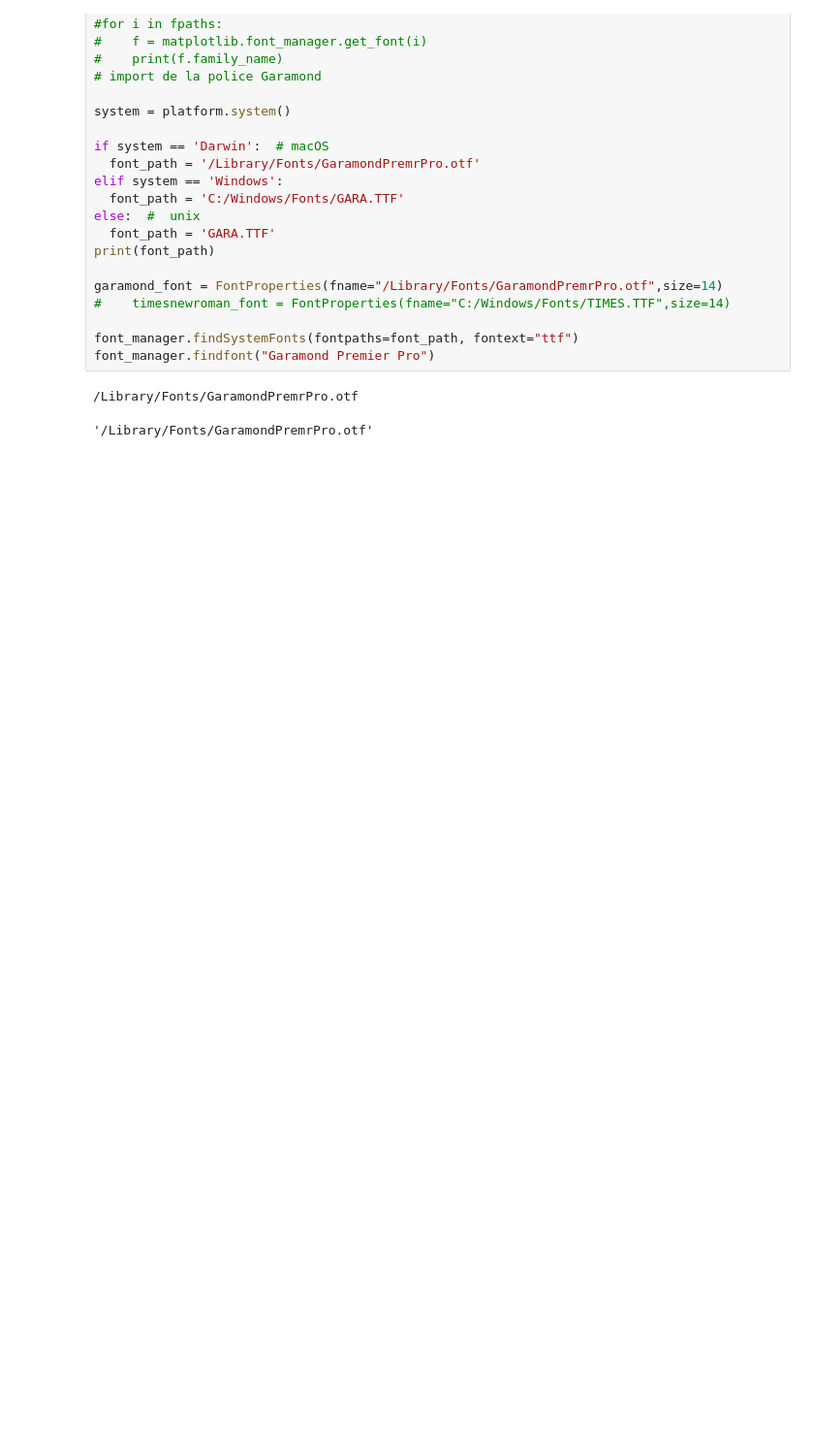
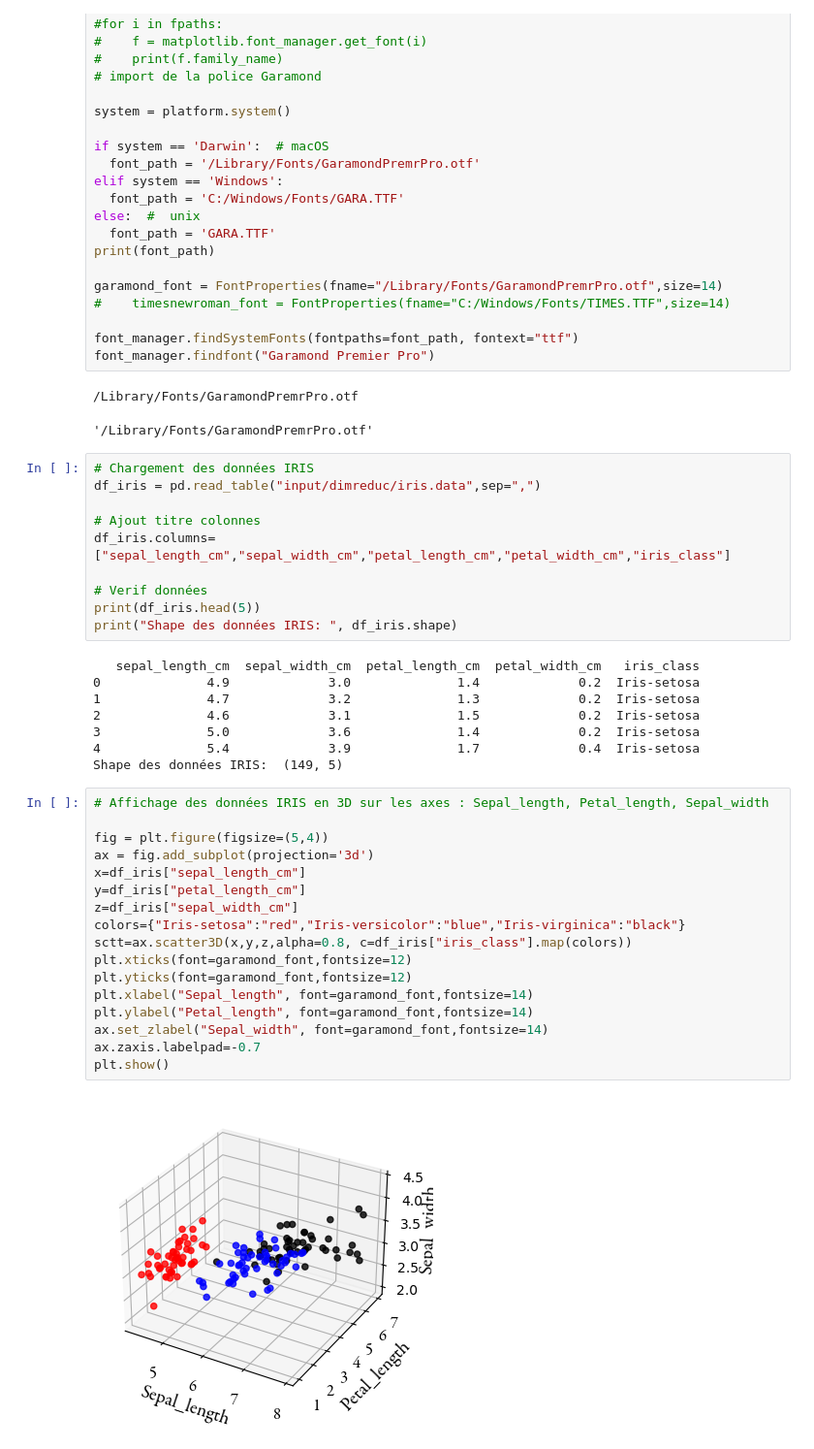
Before and after one commit to RMorana/DU_Data, a Jupyter notebook: DimReduc.ipynb, the cells around one changed output. Shown at 97% size. Drawn from its saved outputs; the diff is of its cells as text; blank space fills up the shorter version.

```diff
--- a/DimReduc.ipynb
+++ b/DimReduc.ipynb
@@ -53,3 +53,40 @@ font_manager.findfont("Garamond Premier Pro")
 # %% [output]
 /Library/Fonts/GaramondPremrPro.otf
 '/Library/Fonts/GaramondPremrPro.otf'
+# %%
+# Chargement des données IRIS
+df_iris = pd.read_table("input/dimreduc/iris.data",sep=",")
+
+# Ajout titre colonnes
+df_iris.columns=["sepal_length_cm","sepal_width_cm","petal_length_cm","petal_width_cm","iris_class"]
+
+# Verif données
+print(df_iris.head(5))
+print("Shape des données IRIS: ", df_iris.shape)
+# %% [output]
+   sepal_length_cm  sepal_width_cm  petal_length_cm  petal_width_cm   iris_class
+0              4.9             3.0              1.4             0.2  Iris-setosa
+1              4.7             3.2              1.3             0.2  Iris-setosa
+2              4.6             3.1              1.5             0.2  Iris-setosa
+3              5.0             3.6              1.4             0.2  Iris-setosa
+4              5.4             3.9              1.7             0.4  Iris-setosa
+Shape des données IRIS:  (149, 5)
+# %%
+# Affichage des données IRIS en 3D sur les axes : Sepal_length, Petal_length, Sepal_width
+
+fig = plt.figure(figsize=(5,4))
+ax = fig.add_subplot(projection='3d')
+x=df_iris["sepal_length_cm"]
+y=df_iris["petal_length_cm"]
+z=df_iris["sepal_width_cm"]
+colors={"Iris-setosa":"red","Iris-versicolor":"blue","Iris-virginica":"black"}
+sctt=ax.scatter3D(x,y,z,alpha=0.8, c=df_iris["iris_class"].map(colors))
+plt.xticks(font=garamond_font,fontsize=12)
+plt.yticks(font=garamond_font,fontsize=12)
+plt.xlabel("Sepal_length", font=garamond_font,fontsize=14)
+plt.ylabel("Petal_length", font=garamond_font,fontsize=14)
+ax.set_zlabel("Sepal_width", font=garamond_font,fontsize=14)
+ax.zaxis.labelpad=-0.7
+plt.show()
+# %% [output]
+[figure, added]
```
Also changed, not shown: parts of 6 cells of this notebook.
